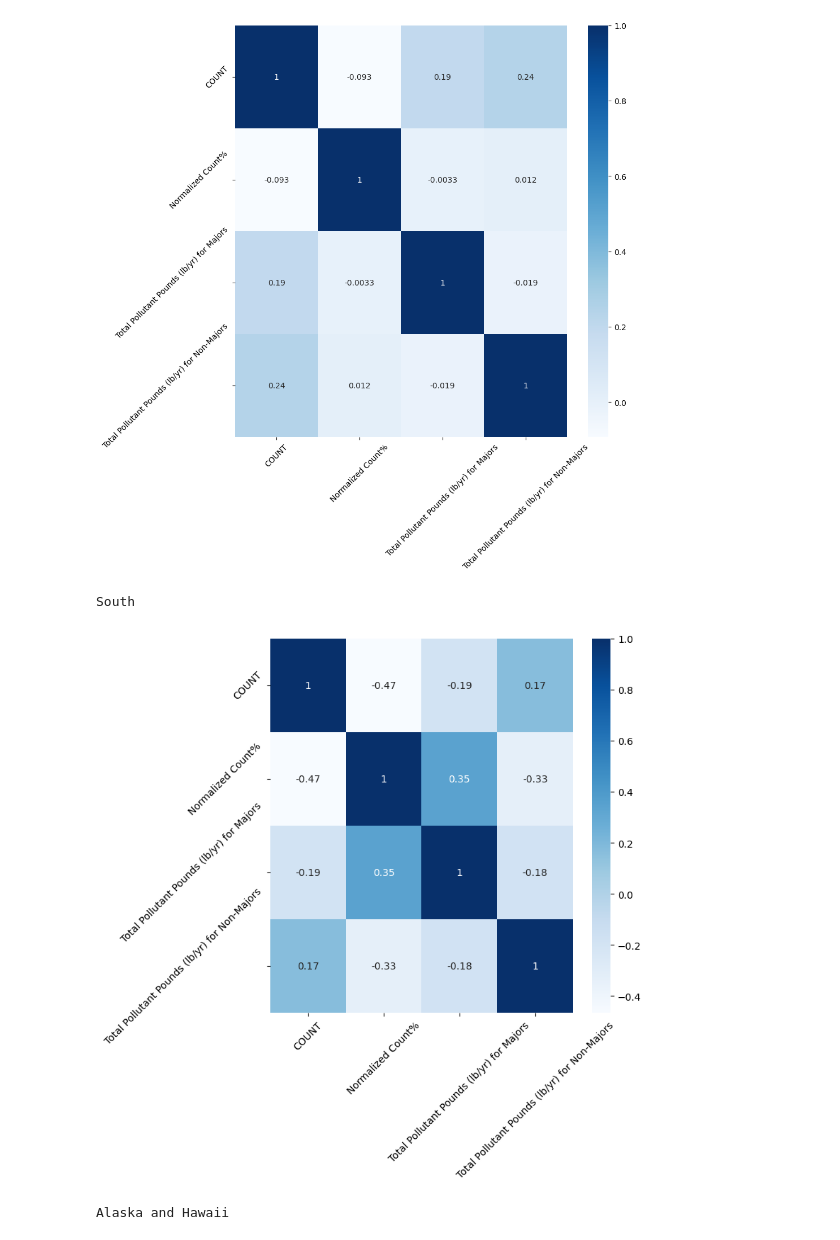
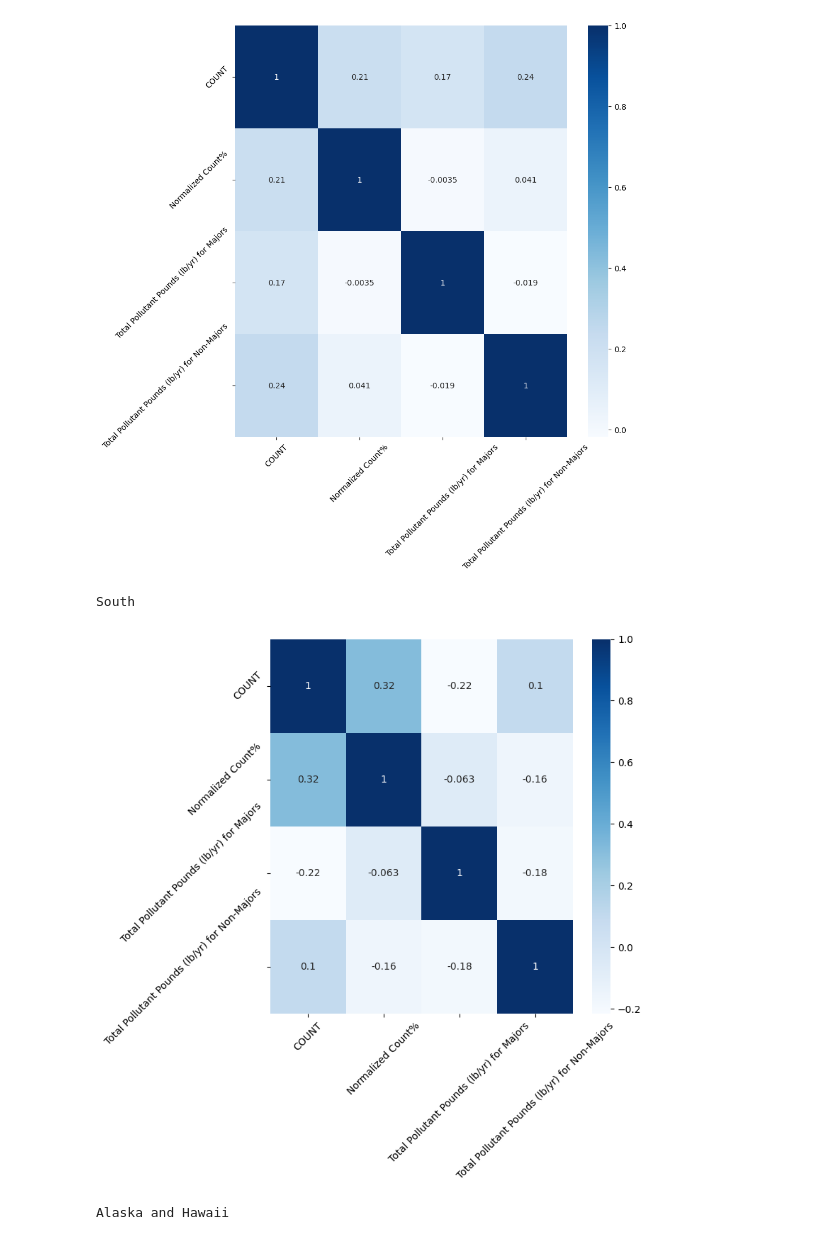
Before and after one commit to noblepenguin43/cancer-environment-corelation, a Jupyter notebook: WaterPollution-2018-to-2020.ipynb, the cells around one changed output. Saved outputs shown, nothing was run; the diff lists cells and outputs as text; code cells hidden in the pictures.

```diff
--- a/WaterPollution-2018-to-2020.ipynb
+++ b/WaterPollution-2018-to-2020.ipynb
@@ -19,7 +19,7 @@ year = '2018'
 #site_csv = 'df_cancer_waterpollution-Esophagus.csv' #UNCOMMMENT IF YOU WANT DUMP DATA FOR ANALYSIS - step 5
 
 #Choose this if you want specififc Cancer Type
-site = 'Kidney and Renal Pelvis'
+site = 'Ovary'
 num1 = 0
 num2 = 1000
 
@@ -179,7 +179,7 @@ year = '2019'
 #site_csv = 'df_cancer_waterpollution-Esophagus.csv' #UNCOMMMENT IF YOU WANT DUMP DATA FOR ANALYSIS - step 5
 
 #Choose this if you want specififc Cancer Type
-site = 'Kidney and Renal Pelvis'
+site = 'Ovary'
 num1 = 0
 num2 = 1000
 
@@ -347,7 +347,7 @@ year = '2020'
 #site_csv = 'df_cancer_waterpollution-Esophagus.csv' #UNCOMMMENT IF YOU WANT DUMP DATA FOR ANALYSIS - step 5
 
 #Choose this if you want specififc Cancer Type
-site = 'Kidney and Renal Pelvis'
+site = 'Ovary'
 num1 = 0
 num2 = 1000
 
@@ -483,6 +483,6 @@ Normalized Count%
 Total Pollutant Pounds (lb/yr) for Majors                                          -0.018752
 Total Pollutant Pounds (lb/yr) for Non-Majors                                       1.000000
-[figure, old version]
+[figure, new version]
 South
-[figure, old version]
+[figure, new version]
 Alaska and Hawaii
```
Also changed, not shown: parts of 6 cells of this notebook.
